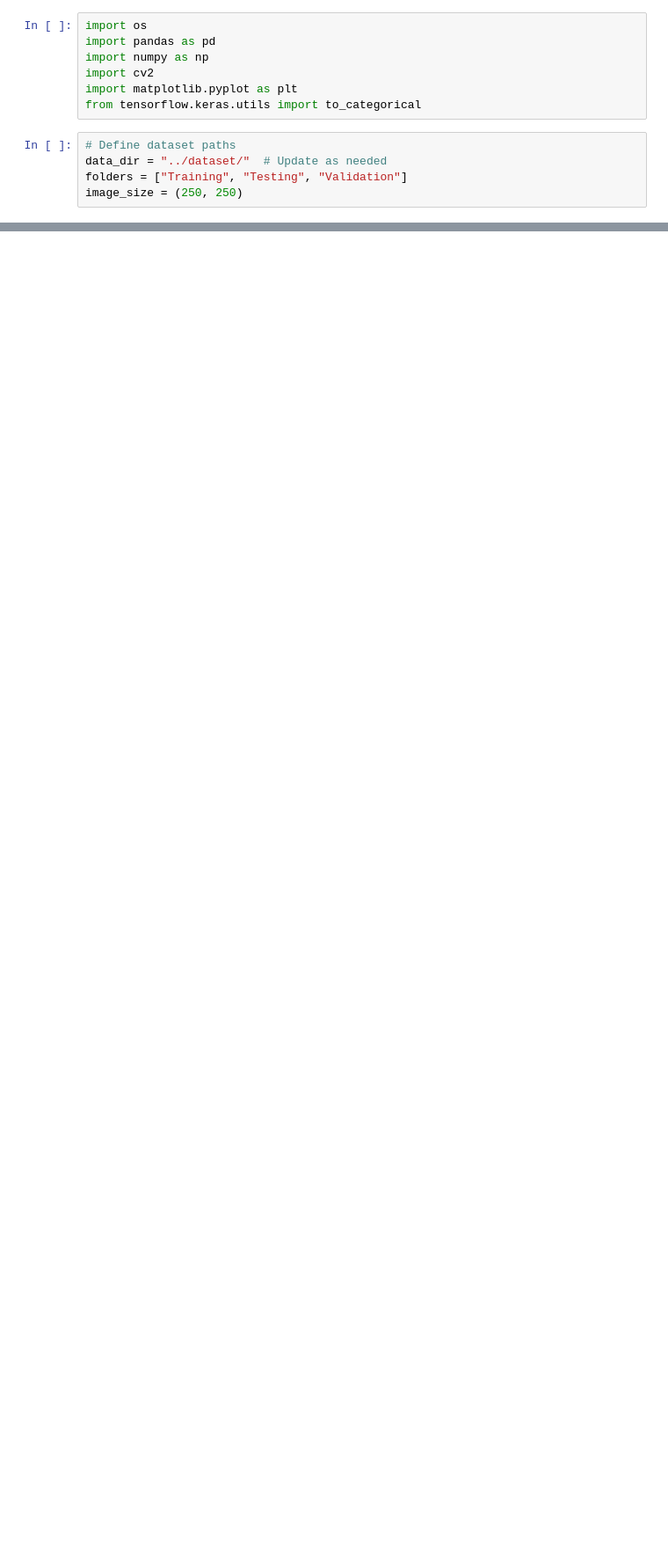
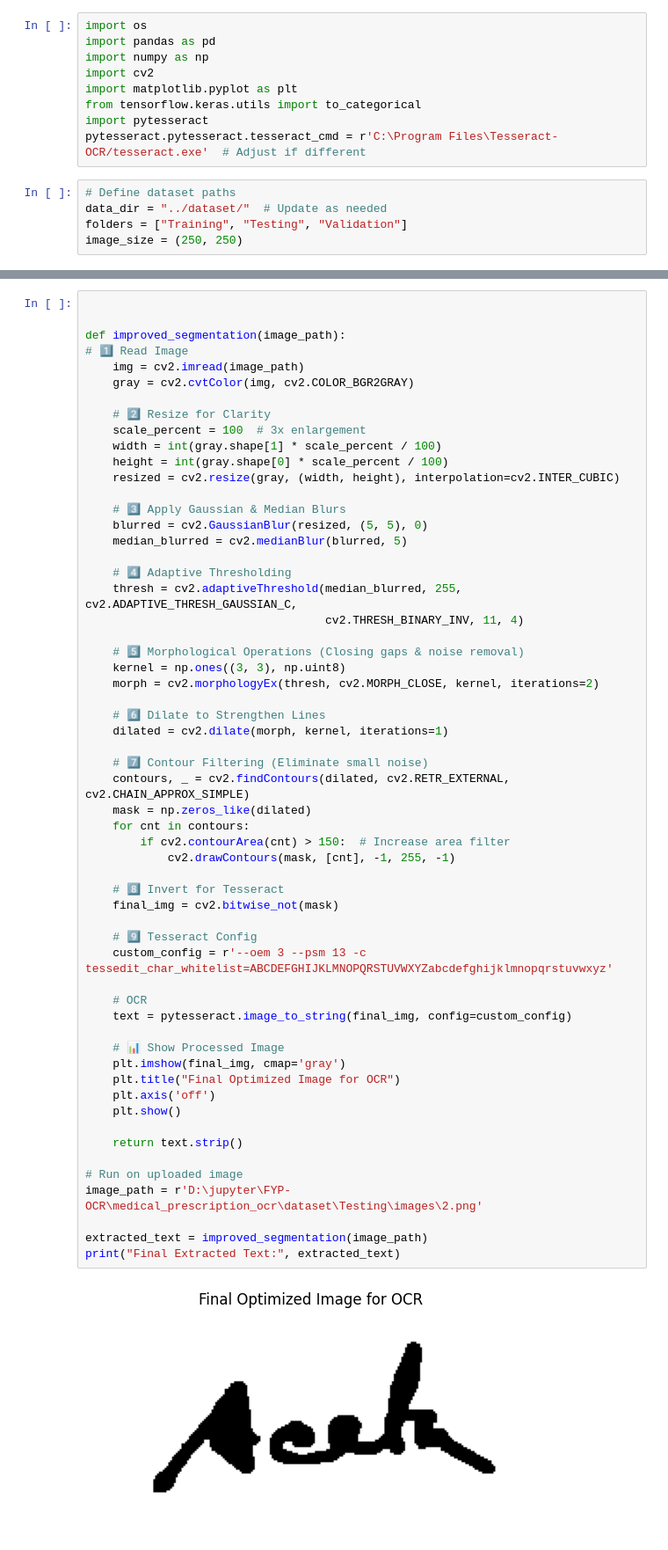
Before and after one commit to danialafridi1/medical-prescription-ocr, a Jupyter notebook: preprocessing/preprocessing-notebook.ipynb, the cells around one changed output, grey strips where cells are left out. Shown: that part at 88% size. Drawn from its saved outputs; the diff is of its cells as text; blank space fills up the shorter version.

```diff
--- a/preprocessing/preprocessing-notebook.ipynb
+++ b/preprocessing/preprocessing-notebook.ipynb
@@ -7,6 +14,8 @@ import numpy as np
 import cv2
 import matplotlib.pyplot as plt
 from tensorflow.keras.utils import to_categorical
+import pytesseract
+pytesseract.pytesseract.tesseract_cmd = r'C:\Program Files\Tesseract-OCR/tesseract.exe'  # Adjust if different
 # %%
 # Define dataset paths
 data_dir = "../dataset/"  # Update as needed
@@ -63,0 +160,60 @@ Preprocessing Complete! Data Ready for Training.
+# %%
+
+
+def improved_segmentation(image_path):
+# 1️⃣ Read Image
+    img = cv2.imread(image_path)
+    gray = cv2.cvtColor(img, cv2.COLOR_BGR2GRAY)
+
+    # 2️⃣ Resize for Clarity
+    scale_percent = 100  # 3x enlargement
+    width = int(gray.shape[1] * scale_percent / 100)
+    height = int(gray.shape[0] * scale_percent / 100)
+    resized = cv2.resize(gray, (width, height), interpolation=cv2.INTER_CUBIC)
+
+    # 3️⃣ Apply Gaussian & Median Blurs
+    blurred = cv2.GaussianBlur(resized, (5, 5), 0)
+    median_blurred = cv2.medianBlur(blurred, 5)
+
+    # 4️⃣ Adaptive Thresholding
+    thresh = cv2.adaptiveThreshold(median_blurred, 255, cv2.ADAPTIVE_THRESH_GAUSSIAN_C,
+                                   cv2.THRESH_BINARY_INV, 11, 4)
+
+    # 5️⃣ Morphological Operations (Closing gaps & noise removal)
+    kernel = np.ones((3, 3), np.uint8)
+    morph = cv2.morphologyEx(thresh, cv2.MORPH_CLOSE, kernel, iterations=2)
+
+    # 6️⃣ Dilate to Strengthen Lines
+    dilated = cv2.dilate(morph, kernel, iterations=1)
+
+    # 7️⃣ Contour Filtering (Eliminate small noise)
+    contours, _ = cv2.findContours(dilated, cv2.RETR_EXTERNAL, cv2.CHAIN_APPROX_SIMPLE)
+    mask = np.zeros_like(dilated)
+    for cnt in contours:
+        if cv2.contourArea(cnt) > 150:  # Increase area filter
+            cv2.drawContours(mask, [cnt], -1, 255, -1)
+
+    # 8️⃣ Invert for Tesseract
+    final_img = cv2.bitwise_not(mask)
+
+    # 9️⃣ Tesseract Config
+    custom_config = r'--oem 3 --psm 13 -c tessedit_char_whitelist=ABCDEFGHIJKLMNOPQRSTUVWXYZabcdefghijklmnopqrstuvwxyz'
+
+    # OCR
+    text = pytesseract.image_to_string(final_img, config=custom_config)
+
+    # 📊 Show Processed Image
+    plt.imshow(final_img, cmap='gray')
+    plt.title("Final Optimized Image for OCR")
+    plt.axis('off')
+    plt.show()
+
+    return text.strip()
+
+# Run on uploaded image
+image_path = r'D:\jupyter\FYP-OCR\medical_prescription_ocr\dataset\Testing\images\2.png'
+
+extracted_text = improved_segmentation(image_path)
+print("Final Extracted Text:", extracted_text)
+# %% [output]
+[figure, added]
```
Also changed, not shown: parts of 9 cells of this notebook, 3 other files.
